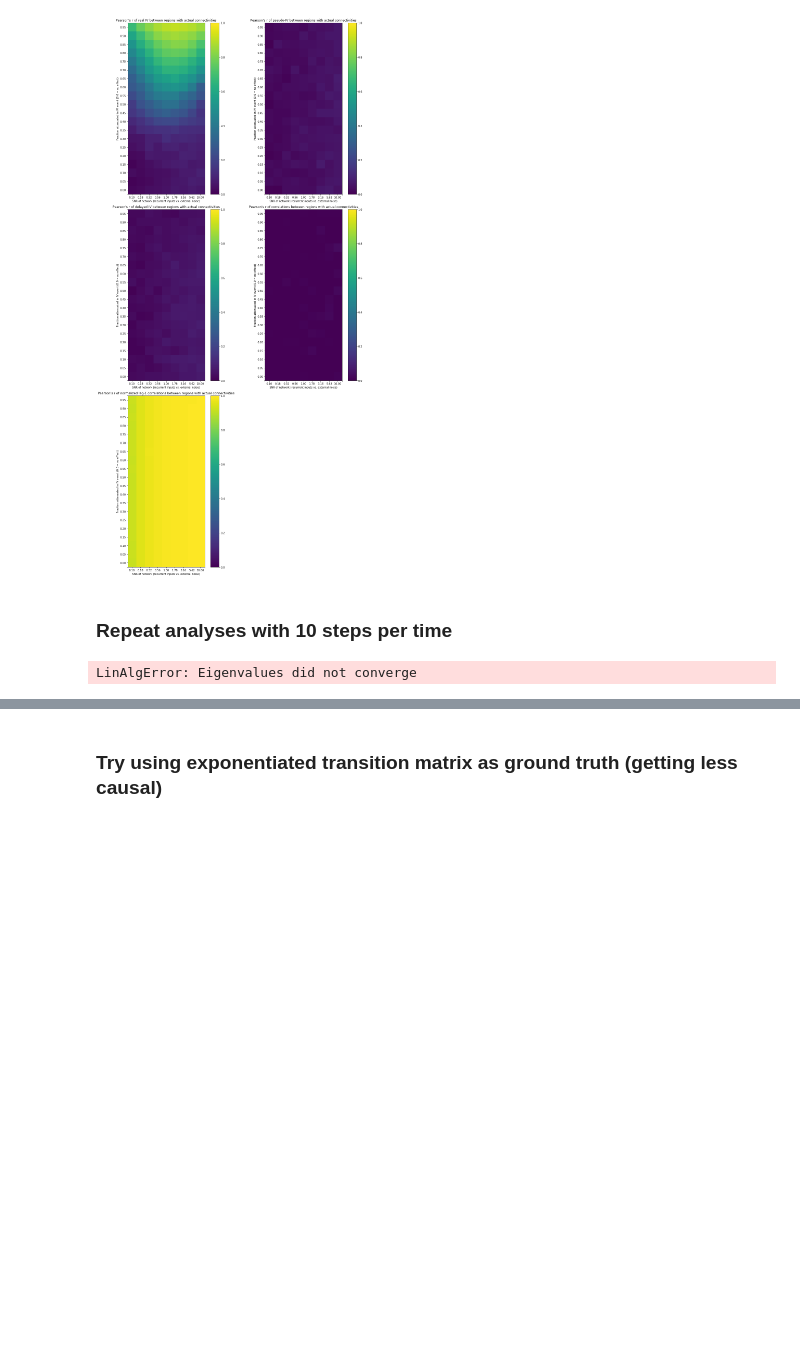
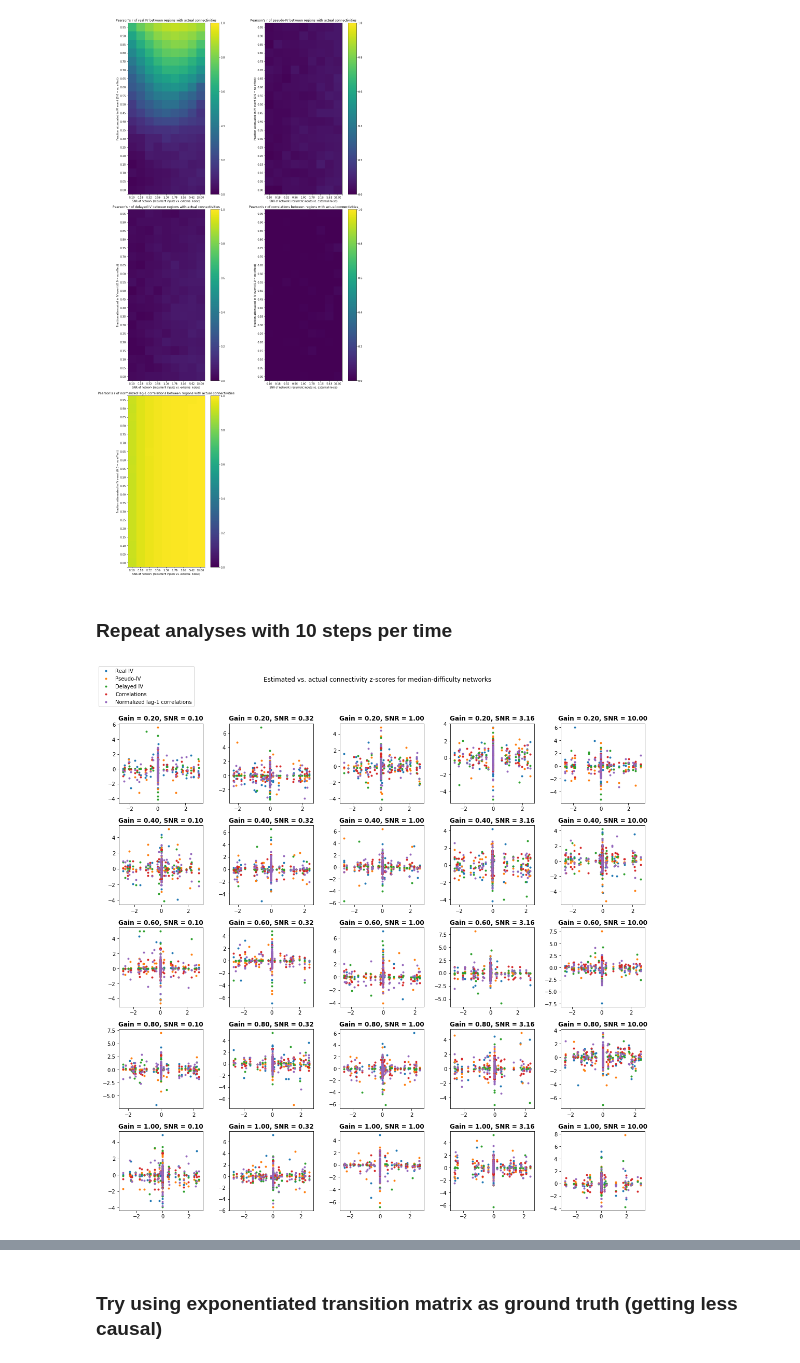
Before and after one commit to KordingLab/fmri-iv, a Jupyter notebook: code/multi_network_sim_test.ipynb, the cells around one changed output, grey strips where cells are left out. Drawn from its saved outputs; the diff is of its cells as text; code cells hidden in the pictures; blank space fills up the shorter version.

```diff
--- a/code/multi_network_sim_test.ipynb
+++ b/code/multi_network_sim_test.ipynb
@@ -105,7 +112,7 @@ def compare_correlations(ax, gain_i, snr_i, steps_i, open_file=None):
 
         ax.set_xlabel('Pearson\'s r')
         ax.legend(loc='upper left')
-        ax.set_title('Gain = {:.2f}, SNR = {:.2f}'.format(gains[gain_i], snrs[snr_i]), weight='bold')
+        ax.set_title(f'Gain = {gains[gain_i]:.2f}, SNR = {snrs[snr_i]:.2f}', weight='bold')
 
 gain_inds_to_plot = np.arange(3, len(gains), 4)
 snr_inds_to_plot = np.arange(0, len(snrs), 2)
@@ -132,19 +139,11 @@ con_mats = np.ndarray((len(gains), len(snrs), n_regions, n_regions))
 betas = {method: con_mats.copy() for method in methods}
 beta_rs = {method: np.ndarray((len(gains), len(snrs))) for method in methods}
 
-failed_once = False
 for i, gain in enumerate(gains):
     for j, snr in enumerate(snrs):
 
         # generate network and simulate
-        if not failed_once:  # work around matplotlib bug
-            try:
-                log_act, ivs, con_mats[i, j] = seeded_sim_network(gain, snr, 1)
-            except np.linalg.LinAlgError:
-                failed_once = True
-
-        if failed_once:
-            log_act, ivs, con_mats[i, j] = seeded_sim_network(gain, snr, 1)
+        log_act, ivs, con_mats[i, j] = try_twice(lambda: seeded_sim_network(gain, snr, 1))
 
         # do iv analyses
         for key, method in methods.items():
@@ -180,7 +179,7 @@ def scatter_all_methods(con_mats, est_mats, gain_inds=gain_inds_to_plot, snr_ind
                 norm_ests = this_normed_mat(est_mats[key])
                 ax.plot(norm_con_mat.flatten(), norm_ests.flatten(), '.', label=method['name'])
 
-            ax.set_title('Gain = {:.2f}, SNR = {:.2f}'.format(gains[gain_i], snrs[snr_i]), weight='bold')
+            ax.set_title(f'Gain = {gains[gain_i]:.2f}, SNR = {snrs[snr_i]:.2f}', weight='bold')
 
     handles, labels = axes[-1, -1].get_legend_handles_labels()
     fig.legend(handles, labels, loc='upper left')
@@ -287,7 +286,7 @@ def scatter_real_pseudo_r(ax, gain_i, snr_i, steps_i, open_file=None):
 
         ax.set_xlabel('Real IV r')
         ax.set_ylabel('Pseudo IV r')
-        ax.set_title('Gain = {:.2f}, SNR = {:.2f}'.format(gains[gain_i], snrs[snr_i]), weight='bold')
+        ax.set_title(f'Gain = {gains[gain_i]:.2f}, SNR = {snrs[snr_i]:.2f}', weight='bold')
 
 with np.load(result_file) as open_file:
     for i, gain_i in enumerate(gain_inds_to_plot):
@@ -395,10 +387,10 @@ plt.draw()
 # %% [markdown]
 ### Repeat analyses with 10 steps per time
 # %%
-scatter_all_methods_medoid(1)
+try_twice(lambda: scatter_all_methods_medoid(1))
 plt.draw()
 # %% [output]
-LinAlgError: Eigenvalues did not converge
+[figure, added]
 # %%
 corr_heatmap(1)
 plt.draw()
```
Also changed, not shown: parts of 5 cells of this notebook, 2 other files.
